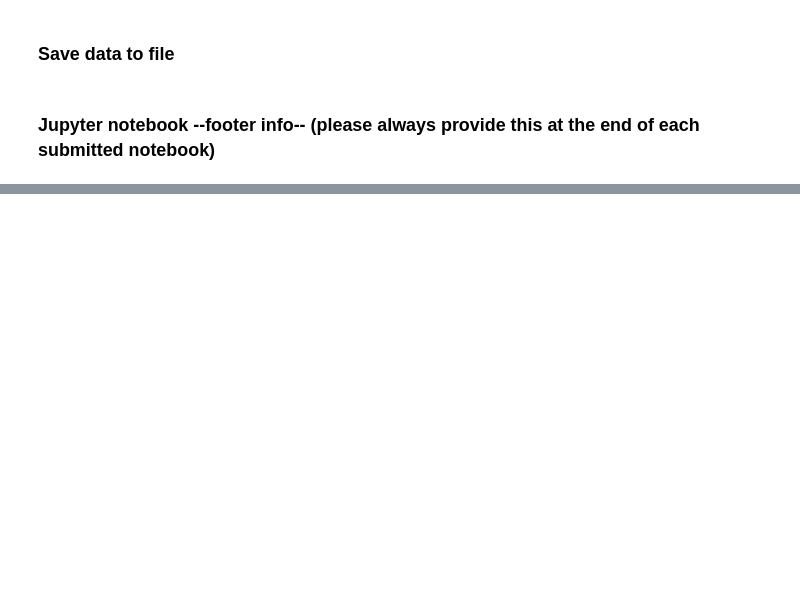
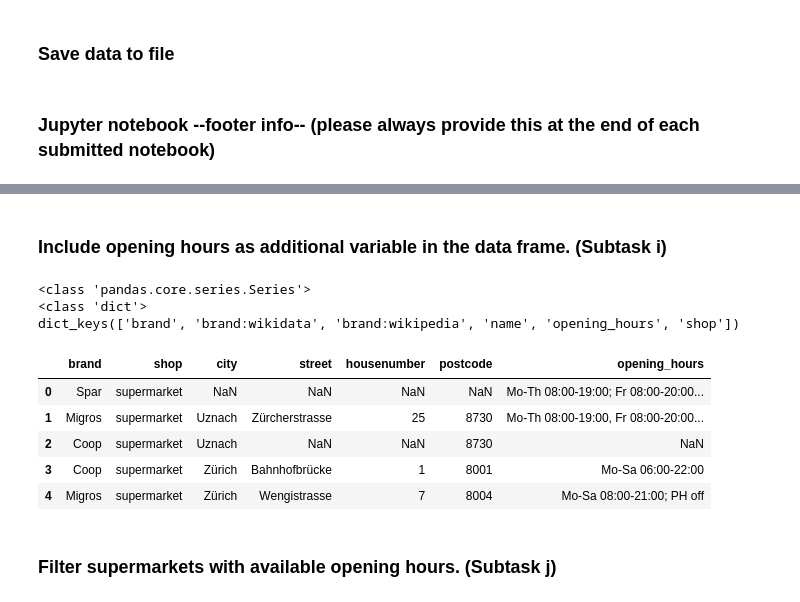
Before and after one commit to zhawjtran/data_analytics, a Jupyter notebook: Week_02/supermarkets_data_preparation.ipynb, the cells around one changed output, grey strips where cells are left out. Cells and saved outputs as stored; diff of their text form; code cells hidden in the pictures; blank space fills up the shorter version.

```diff
--- a/Week_02/supermarkets_data_preparation.ipynb
+++ b/Week_02/supermarkets_data_preparation.ipynb
@@ -112,0 +274,34 @@ print('-----------------------------------')
+# %% [markdown]
+### Include opening hours as additional variable in the data frame. (Subtask i)
+# %%
+# Type of the first item of column tags
+print(type(df1.tags))
+print(type(df1.tags[0]))
+
+# Content of the first item of column tags
+print(df1.tags[0].keys())
+
+# Change to data frame
+df2 = pd.DataFrame.from_records(df1.tags)
+df2 = df2[['brand', 'shop', 'addr:city', 'addr:street', 'addr:housenumber', 'addr:postcode', 'opening_hours']]
+
+# Rename selected columns
+df2 = df2.rename(columns={'addr:city': 'city',
+                          'addr:street':'street',
+                          'addr:housenumber': 'housenumber',
+                          'addr:postcode': 'postcode'})
+
+# Show first records of data frame
+df2.head()
+# %% [output]
+<class 'pandas.core.series.Series'>
+<class 'dict'>
+dict_keys(['brand', 'brand:wikidata', 'brand:wikipedia', 'name', 'opening_hours', 'shop'])
+|  | brand | shop | city | street | housenumber | postcode | opening_hours |
+| 0 | Spar | supermarket | NaN | NaN | NaN | NaN | Mo-Th 08:00-19:00; Fr 08:00-20:00... |
+| 1 | Migros | supermarket | Uznach | Zürcherstrasse | 25 | 8730 | Mo-Th 08:00-19:00, Fr 08:00-20:00... |
+| 2 | Coop | supermarket | Uznach | NaN | NaN | 8730 | NaN |
+| 3 | Coop | supermarket | Zürich | Bahnhofbrücke | 1 | 8001 | Mo-Sa 06:00-22:00 |
+| 4 | Migros | supermarket | Zürich | Wengistrasse | 7 | 8004 | Mo-Sa 08:00-21:00; PH off |
+# %% [markdown]
+### Filter supermarkets with available opening hours. (Subtask j)
```
Also changed, not shown: parts of 18 cells of this notebook, 2 other files.
